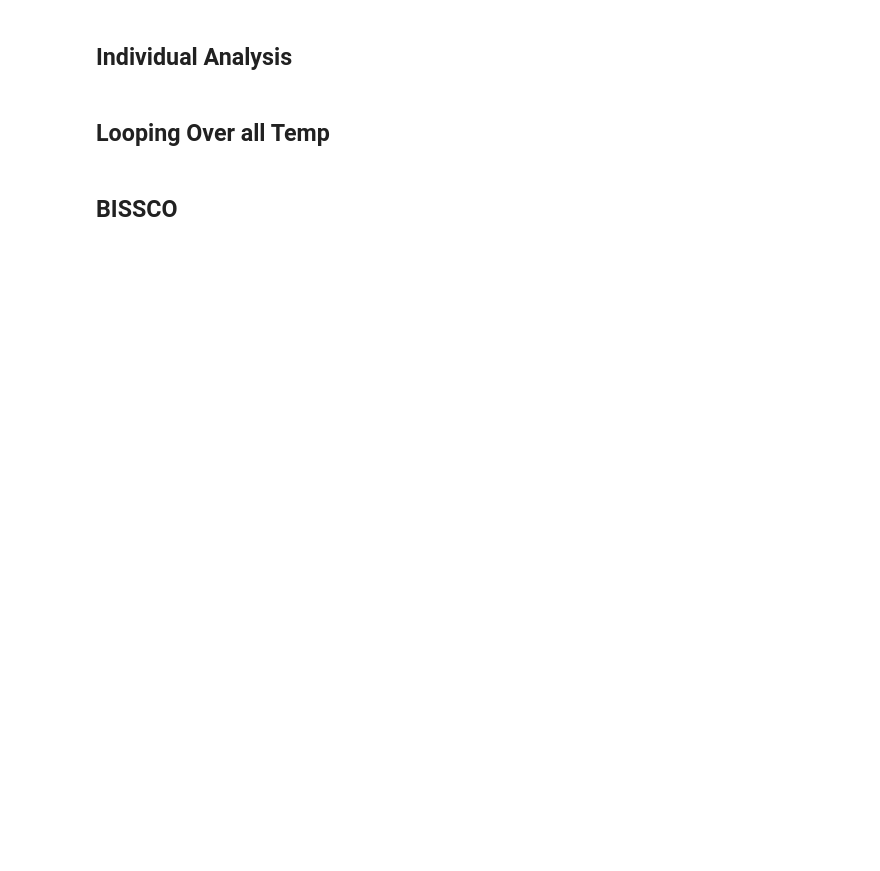
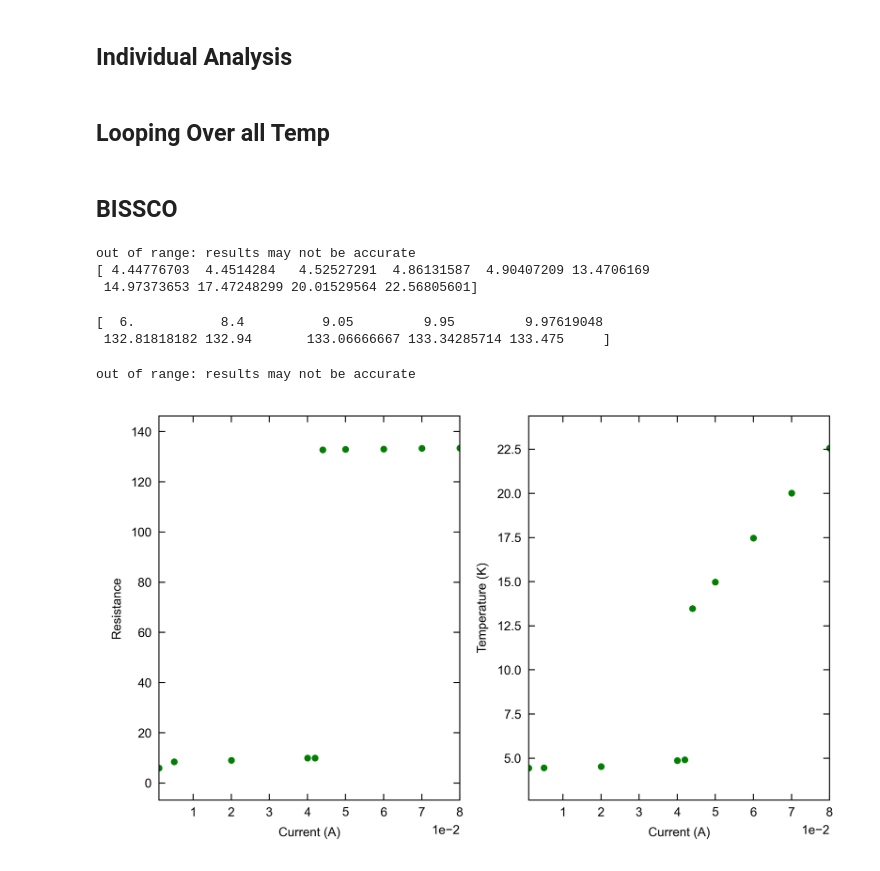
Before and after one commit to Henriksen-Lab/Simple_DAQ, a Jupyter notebook: Customized/YS_analysis.ipynb, the cells around one changed output. Cells and saved outputs as stored; diff of their text form; code cells hidden in the pictures; blank space fills up the shorter version.

Commit message:
Update Plotting
modified RuOx(add interpolation)
make the plotting pretty

```diff
--- a/Customized/YS_analysis.ipynb
+++ b/Customized/YS_analysis.ipynb
@@ -31,7 +31,7 @@ def R2T_900(R):  # from 6K to 96K
 
     def find_temp(R):
         try:
-            return brentq(f, 6, 97, args=(R,))
+            return brentq(f, 0, 97, args=(R,))
         except ValueError:
             raise ValueError('root finding did not converge within the temperature range 6K to 96K')
 
@@ -358,3 +375,37 @@ data = pd.read_csv(file_path, delim_whitespace=True)
 print(data.head())
 # %%
 R2T_900(1130)
+# %%
+V_data = np.array([0.006, 0.042,0.181, 0.398, 0.419, 5.844, 6.647, 7.984, 9.334, 10.678])
+I_data = np.array([0.001,0.005, 0.020, 0.040, 0.042, 0.044, 0.050, 0.060, 0.070, 0.08])
+
+T_data = np.array([1149.61, 1149.55, 1148.39, 1144.05, 1143.58, 1078.79, 1070.29, 1058.03, 1047.45, 1038.29])
+# %%
+print(R2T_900(T_data))
+# %% [output]
+out of range: results may not be accurate
+[ 4.44776703  4.4514284   4.52527291  4.86131587  4.90407209 13.4706169
+ 14.97373653 17.47248299 20.01529564 22.56805601]
+# %%
+R_data = V_data/I_data
+
+print(R_data)
+# %% [output]
+[  6.           8.4          9.05         9.95         9.97619048
+ 132.81818182 132.94       133.06666667 133.34285714 133.475     ]
+# %%
+plt.figure(figsize = (5, 3))
+plt.subplot(1, 2, 1)
+plt.scatter(I_data, R_data, color = 'green', s = 5)
+plt.xlabel('Current (A)')
+plt.ylabel('Resistance')
+
+
+plt.subplot(1, 2, 2)
+plt.scatter(I_data,R2T_900(T_data), color = 'green', s = 5)
+plt.xlabel('Current (A)')
+plt.ylabel('Temperature (K)')
+plt.show()
+# %% [output]
+out of range: results may not be accurate
+[figure, added]
```
Also changed, not shown: parts of 7 cells of this notebook, 8 other files.
